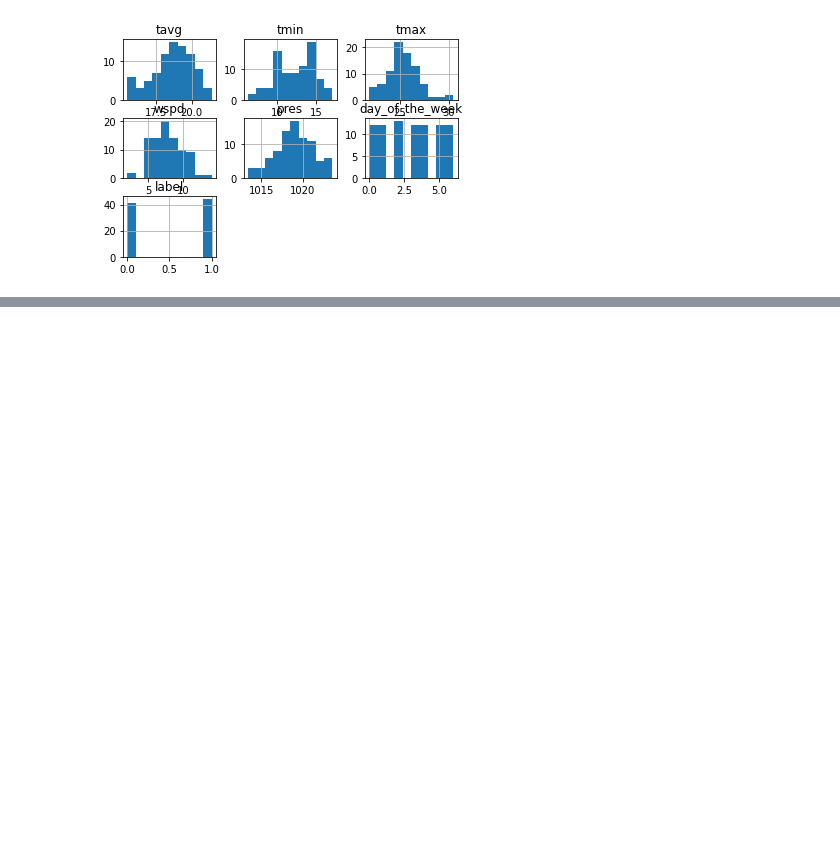
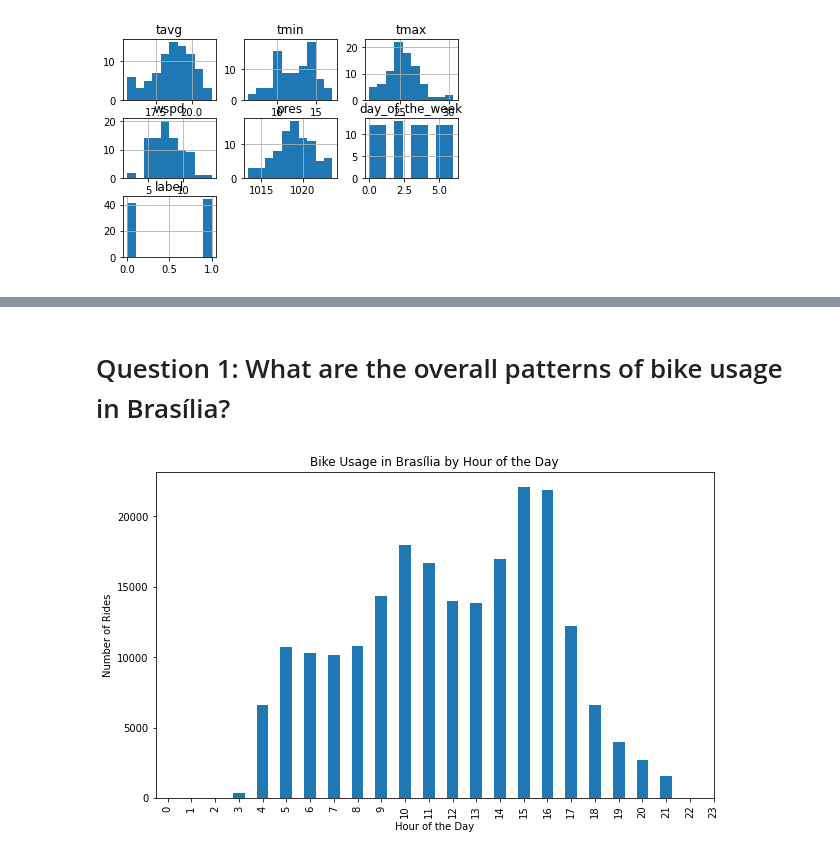
Before and after one commit to bentob18/UdacityProject, a Jupyter notebook: udacityprojectmedium.ipynb, the cells around one changed output, grey strips where cells are left out. Drawn from its saved outputs; the diff is of its cells as text; code cells hidden in the pictures; blank space fills up the shorter version.

```diff
--- a/udacityprojectmedium.ipynb
+++ b/udacityprojectmedium.ipynb
@@ -248,0 +388,22 @@ array([[<AxesSubplot:title={'center':'tavg'}>,
+# %% [markdown]
+# Question 1: What are the overall patterns of bike usage in Brasília?
+# %%
+df["time_start"] = pd.to_datetime(df["time_start"])
+
+# Extract hour from time_start
+df["hour"] = df["time_start"].dt.hour
+
+# Count the number of rides per hour
+rides_by_hour = df.groupby("hour").size()
+
+# Create a bar chart
+fig, ax = plt.subplots(figsize=(10, 6))
+rides_by_hour.plot(kind="bar", ax=ax)
+ax.set_xlabel("Hour of the Day")
+ax.set_ylabel("Number of Rides")
+ax.set_title("Bike Usage in Brasília by Hour of the Day")
+ax.set_xticks(range(24))
+ax.set_xticklabels(range(24))
+plt.show()
+# %% [output]
+[figure, added]
```
Also changed, not shown: parts of 29 cells of this notebook.
